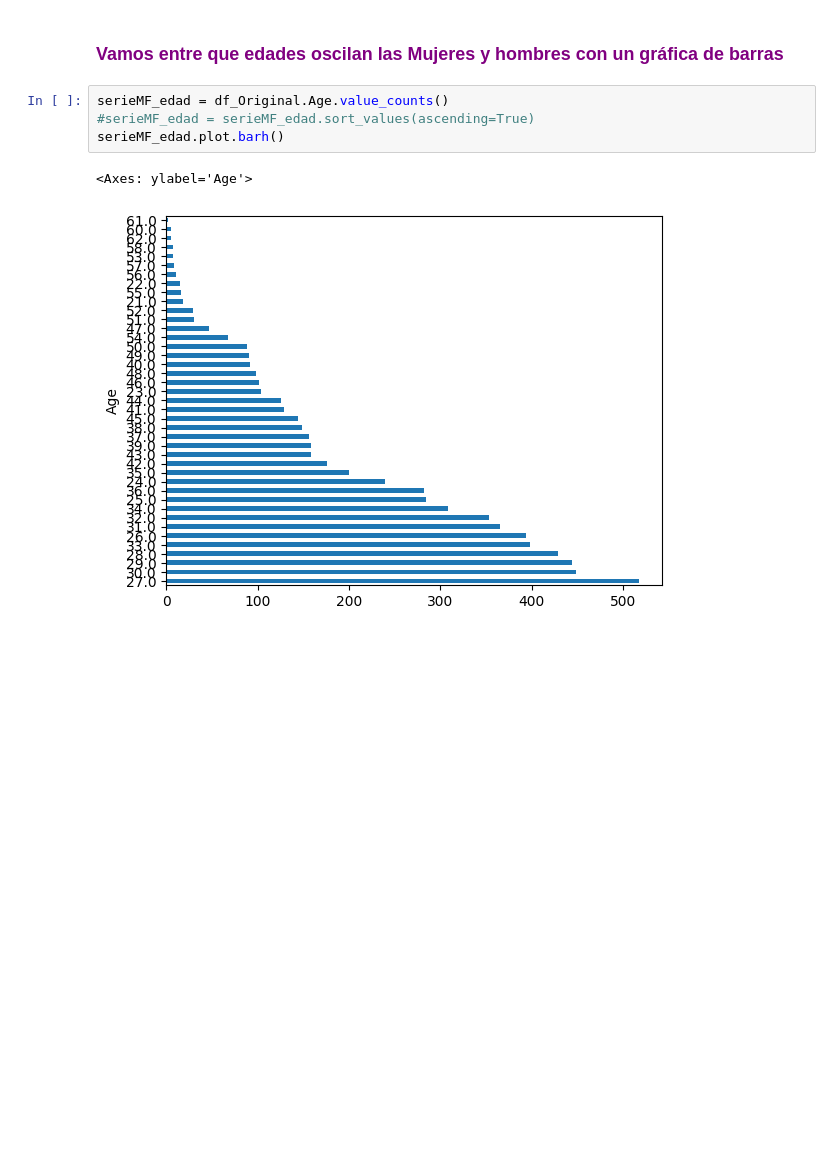
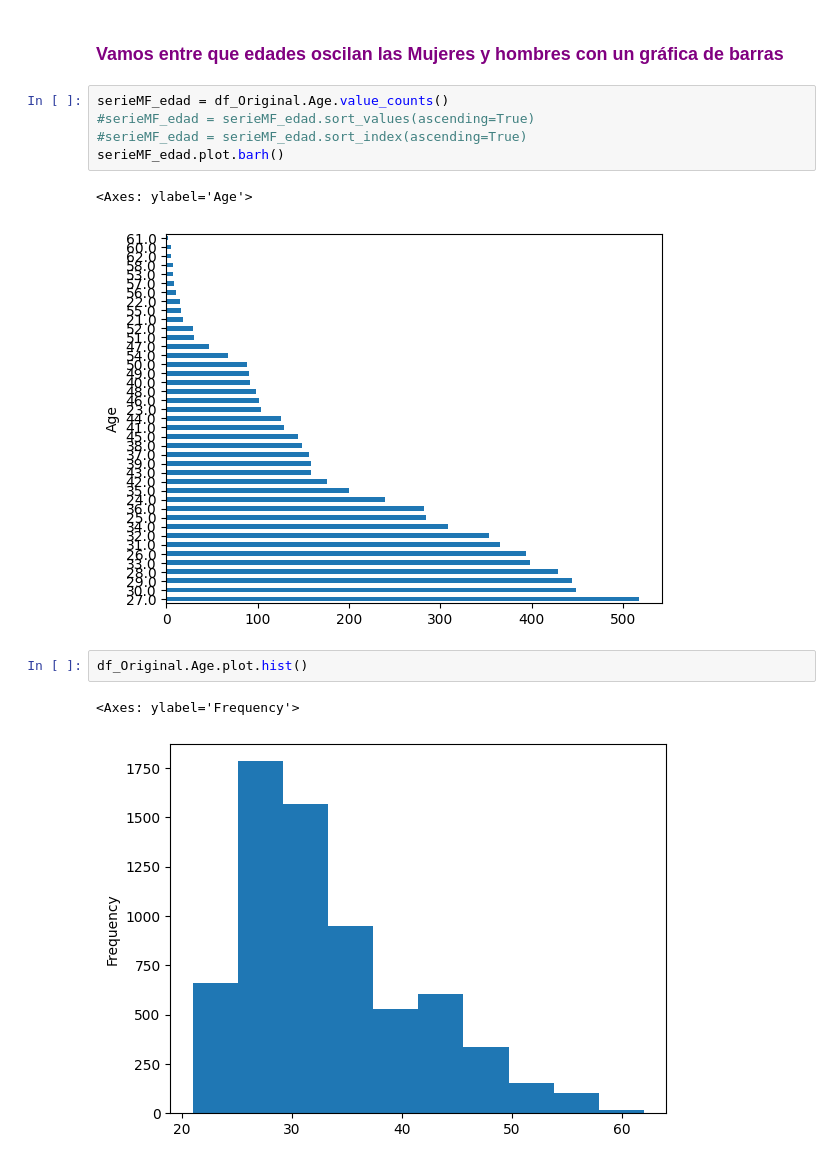
Before and after one commit to mapkopecko/Python-3-Intermedio, a Jupyter notebook: Analisis_De_Datos_DB_Salary_Data.ipynb, the cells around one changed output. Cells and saved outputs as stored; diff of their text form; blank space fills up the shorter version.

```diff
--- a/Analisis_De_Datos_DB_Salary_Data.ipynb
+++ b/Analisis_De_Datos_DB_Salary_Data.ipynb
@@ -1087,7 +1087,13 @@ serieMF.plot.bar()
 # %%
 serieMF_edad = df_Original.Age.value_counts()
 #serieMF_edad = serieMF_edad.sort_values(ascending=True)
+#serieMF_edad = serieMF_edad.sort_index(ascending=True)
 serieMF_edad.plot.barh()
 # %% [output]
 <Axes: ylabel='Age'>
 [figure]
+# %%
+df_Original.Age.plot.hist()
+# %% [output]
+<Axes: ylabel='Frequency'>
+[figure, added]
```
